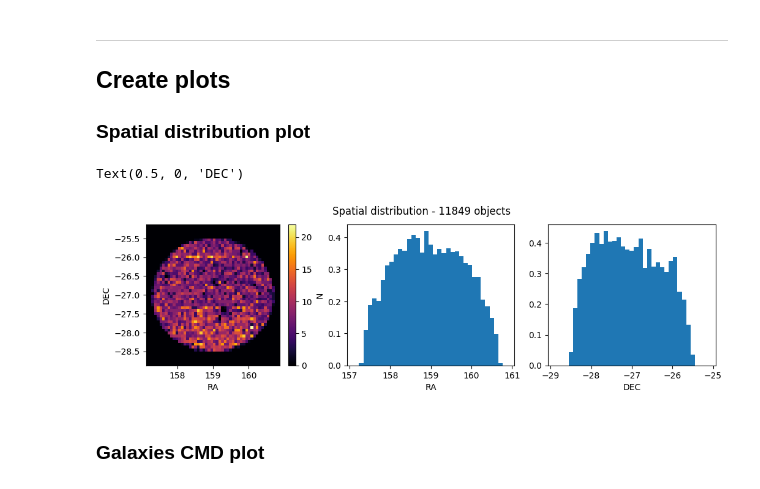
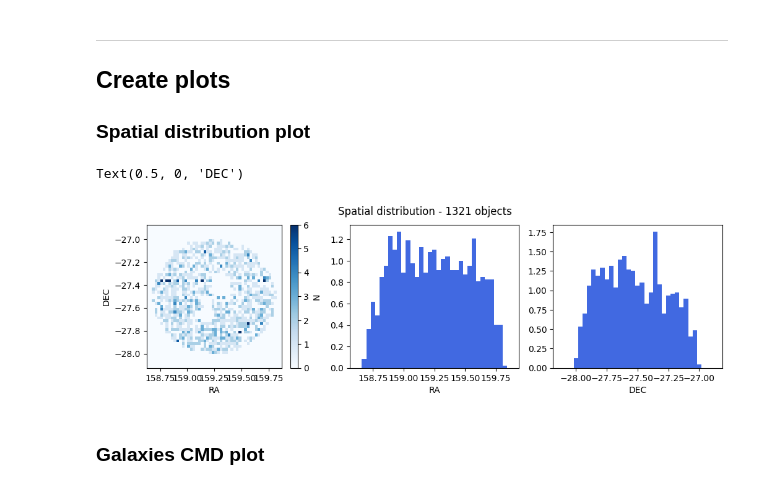
Before and after one commit to felipefer42/XLVII_SAB_workshop, a Jupyter notebook: content/hands-on/1st_science_case_solution.ipynb, the cells around one changed output. Drawn from its saved outputs; the diff is of its cells as text; code cells hidden in the pictures.

```diff
--- a/content/hands-on/1st_science_case_solution.ipynb
+++ b/content/hands-on/1st_science_case_solution.ipynb
@@ -12,9 +12,8 @@ from matplotlib import pyplot as plt
 
 # auxiliar functions and variables
 splus_bands = [
-    'u', 'g', 'r', 'i', 'z',
-    'J0378', 'J0395', 'J0410',
-    'J0430', 'J0515', 'J0660', 'J0861',
+    'u', 'J0378', 'J0395', 'J0410', 'J0430',
+    'g', 'J0515', 'r', 'J0660', 'i', 'J0861', 'z',
 ]
 def print_dict(d, i=0):
     for k, v in d.items():
@@ -133,8 +132,8 @@ dr4dualsqg_crosmatch = dr4sqg.crossmatch(dr4dual, radius_arcsec=identity_radius)
 ## Search for objects using the crossmatch result table
 # %%
 # Let's get the resultant table using a cone search:
-cone_center_coord = (159, -27) # RA and DEC in degrees
-cone_radius = 1.5*3600 # arcsec
+cone_center_coord = (159.25, -27.5) # RA and DEC in degrees
+cone_radius = 30*60 # arcsec
 objects_table = dr4dualsqg_crosmatch.cone_search(ra=cone_center_coord[0], dec=cone_center_coord[1], radius_arcsec=cone_radius).compute()
 # %% [markdown]
 <hr>
@@ -145,24 +144,24 @@ objects_table = dr4dualsqg_crosmatch.cone_search(ra=cone_center_coord[0], dec=co
 # %%
 f, (ax1, ax2, ax3) = plt.subplots(1, 3)
 f.set_size_inches(12, 3)
 N = len(objects_table)
 f.suptitle(f'Spatial distribution - {N} objects')
 ra = objects_table['RA_dual']
 dec = objects_table['DEC_dual']
 x = cone_radius/3600
 ra_range = cone_center_coord[0]+np.array([-1.25*x, 1.25*x])
 dec_range = cone_center_coord[1]+np.array([-1.25*x, 1.25*x])
-_, _, _, im1 = ax1.hist2d(ra, dec, bins=50, range=[ra_range, dec_range], cmap='inferno')
+_, _, _, im1 = ax1.hist2d(ra, dec, bins=50, range=[ra_range, dec_range], cmap='Blues')
 ax1.set_xlabel('RA')
 ax1.set_ylabel('DEC')
 cax = plt.colorbar(im1, ax=ax1)
 cax.ax.set_ylabel('N')
-ax2.hist(ra, bins=35, range=ra_range, density=True)
+ax2.hist(ra, bins=35, range=ra_range, density=True, color='royalblue', histtype='stepfilled')
 ax2.set_xlabel('RA')
-ax3.hist(dec, bins=35, range=dec_range, density=True)
+ax3.hist(dec, bins=35, range=dec_range, density=True, color='royalblue', histtype='stepfilled')
 ax3.set_xlabel('DEC')
 # %% [output]
 Text(0.5, 0, 'DEC')
-[figure, old version]
+[figure, new version]
 # %% [markdown]
 ### Galaxies CMD plot
```
Also changed, not shown: parts of 6 cells of this notebook.
